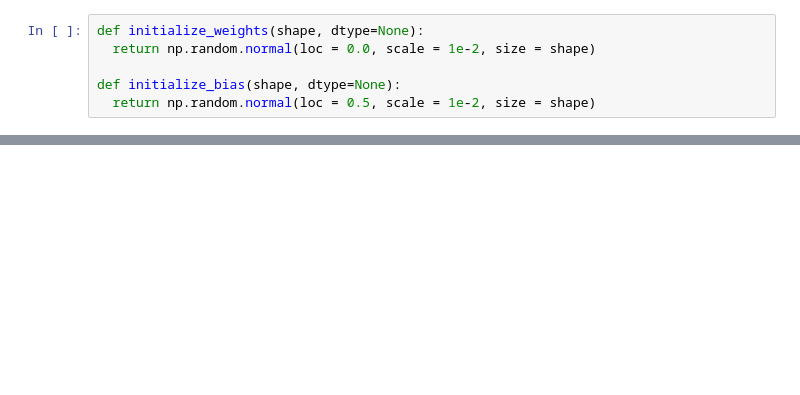
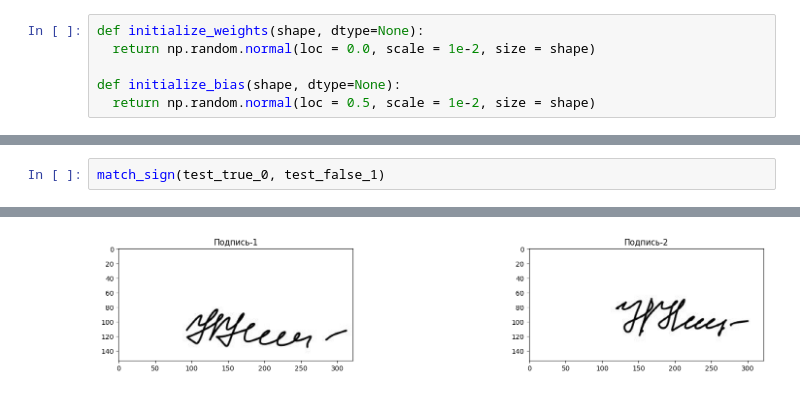
Before and after one commit to Poksliun/CourseWorkV2, a Jupyter notebook: src/SNN.ipynb, the cells around one changed output, grey strips where cells are left out. Saved outputs shown, nothing was run; the diff lists cells and outputs as text; blank space fills up the shorter version.

```diff
--- a/src/SNN.ipynb
+++ b/src/SNN.ipynb
@@ -182,0 +209,3 @@ model.evaluate([x_test[:,0],x_test[:,1]], y_test)
+# %%
+match_sign(test_true_0, test_false_1)
+# %% [output]
@@ -182,0 +214 @@ model.evaluate([x_test[:,0],x_test[:,1]], y_test)
+[figure, added]
```
Also changed, not shown: parts of 21 cells of this notebook, 6 other files.
